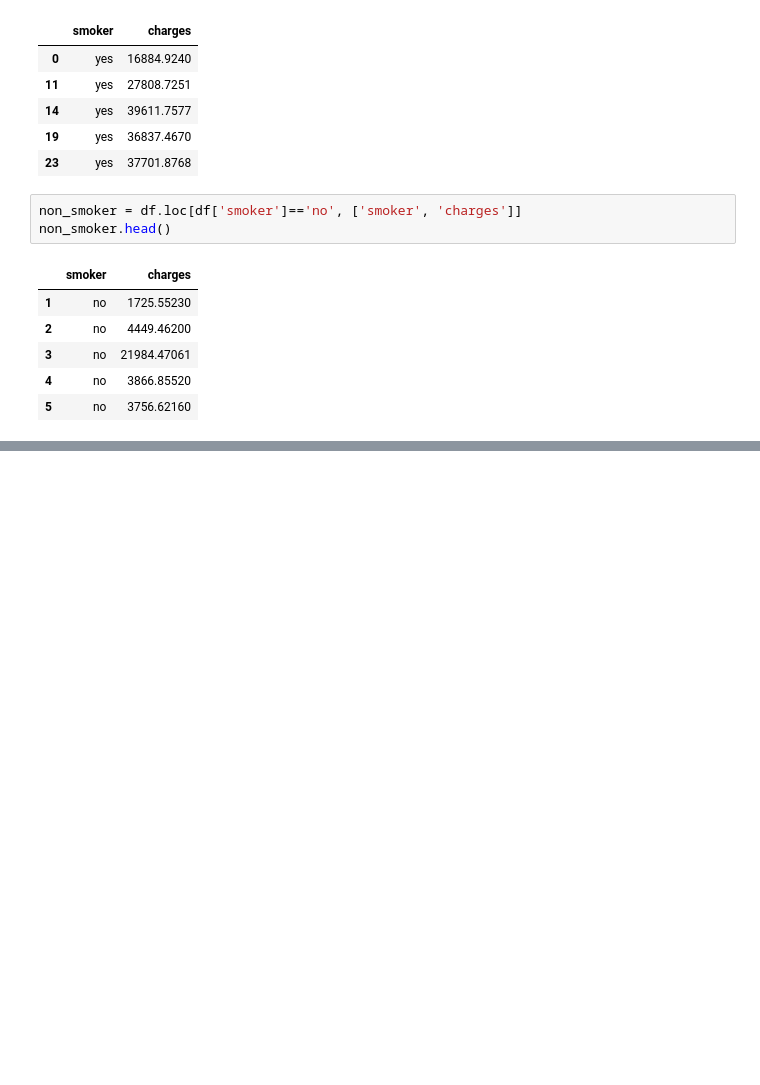
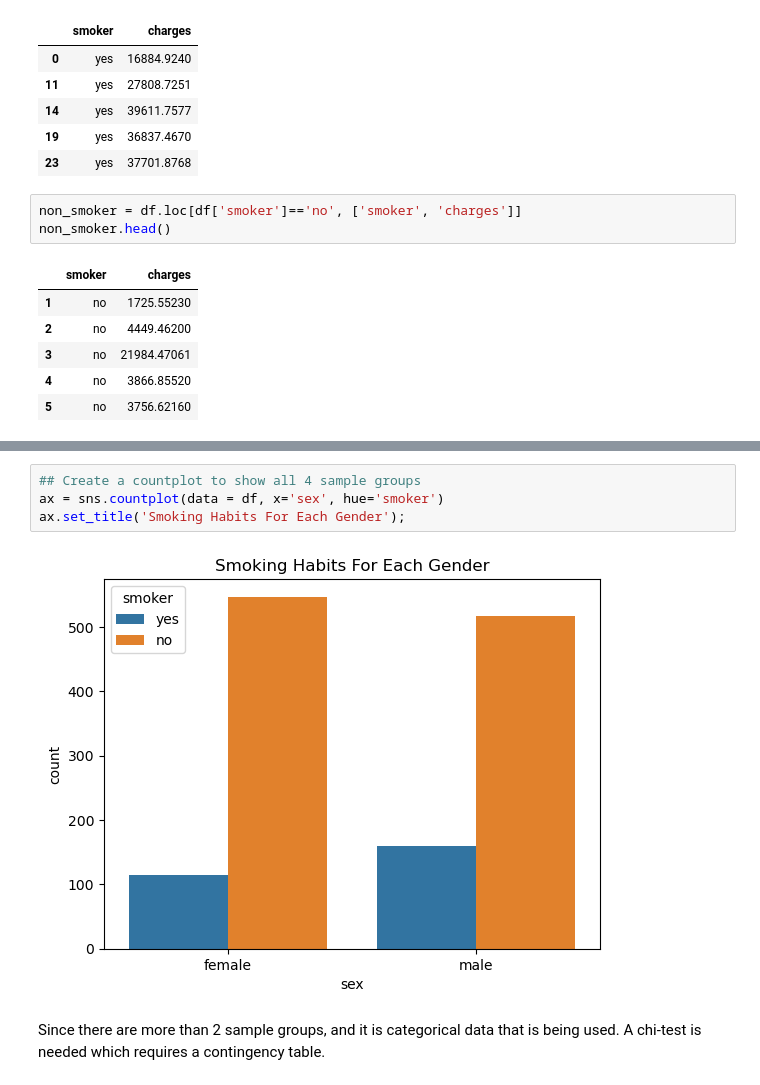
Before and after one commit to norgel/Hypothesis-Testing-W--Insurance-Data, a Jupyter notebook: Hypothesis Testing with Insurance Data.ipynb, the cells around one changed output, grey strips where cells are left out. Cells and saved outputs as stored; diff of their text form; blank space fills up the shorter version.

```diff
--- a/Hypothesis Testing with Insurance Data.ipynb
+++ b/Hypothesis Testing with Insurance Data.ipynb
@@ -66,0 +193,8 @@ non_smoker.head()
+# %%
+## Create a countplot to show all 4 sample groups
+ax = sns.countplot(data = df, x='sex', hue='smoker')
+ax.set_title('Smoking Habits For Each Gender');
+# %% [output]
+[figure, added]
+# %% [markdown]
+Since there are more than 2 sample groups, and it is categorical data that is being used. A chi-test is needed which requires a contingency table.
```
Also changed, not shown: parts of 29 cells of this notebook.
